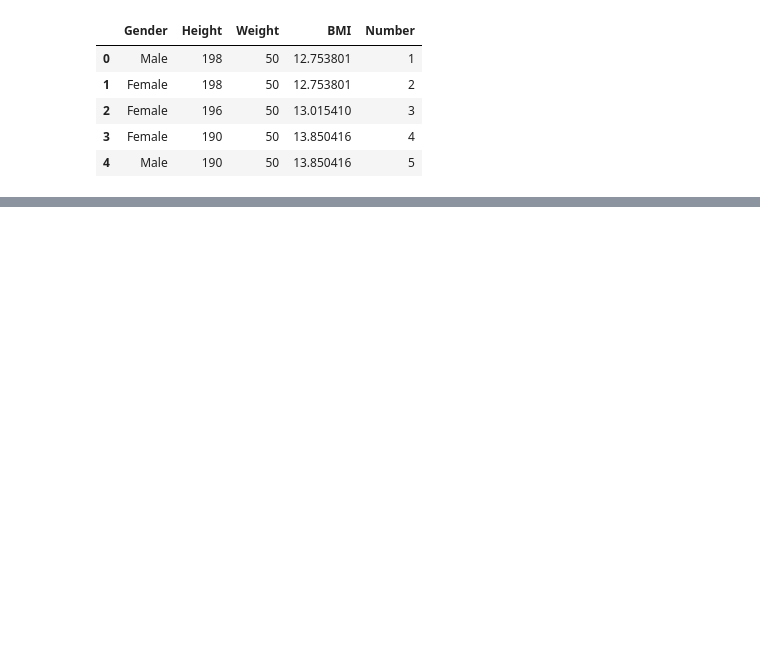
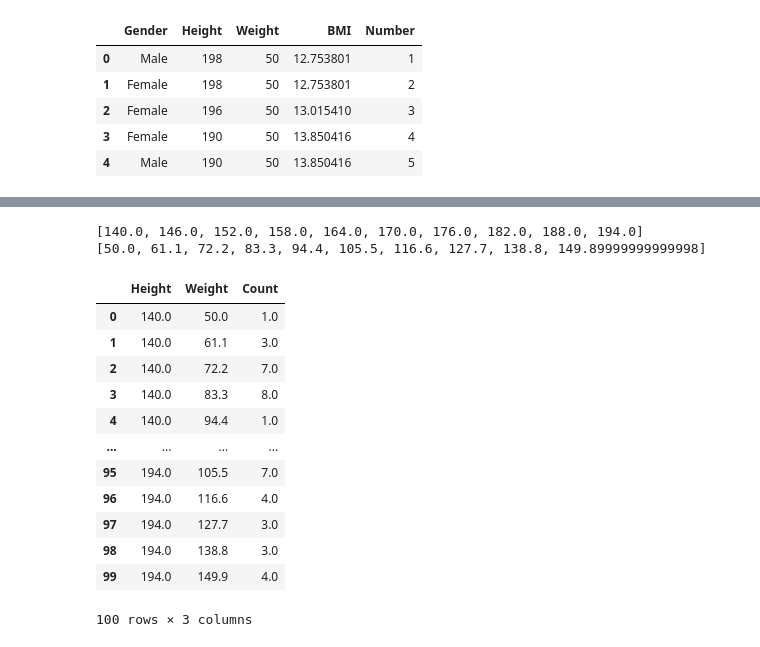
Before and after one commit to EiderDiaz/midterm_ds_is, a Jupyter notebook: final summer takehome/Q2_poisson_regression.ipynb, the cells around one changed output, grey strips where cells are left out. Drawn from its saved outputs; the diff is of its cells as text; code cells hidden in the pictures; blank space fills up the shorter version.

Commit message:
Add pandas data frames for poisson regression model

```diff
--- a/final summer takehome/Q2_poisson_regression.ipynb
+++ b/final summer takehome/Q2_poisson_regression.ipynb
@@ -46,0 +85,49 @@ print(bins_grid)
+# %%
+#Prepare numpy dataframe row values for poisson regression
+height_bin_values = []
+weight_bin_values = []
+
+for i in range(height_number_of_bins):
+    height_bin_values.append( df['Height'].min() + height_range_step*i )
+
+for i in range(weight_number_of_bins):
+    weight_bin_values.append( df['Weight'].min() + weight_range_step*i )
+
+print(height_bin_values)
+print(weight_bin_values)
+# %% [output]
+[140.0, 146.0, 152.0, 158.0, 164.0, 170.0, 176.0, 182.0, 188.0, 194.0]
+[50.0, 61.1, 72.2, 83.3, 94.4, 105.5, 116.6, 127.7, 138.8, 149.89999999999998]
+# %%
+bmi_df_data      = []
+bmi_df_data_even = []
+bmi_df_data_odd  = []
+
+for i in range(height_number_of_bins):
+    for j in range(weight_number_of_bins):
+        bmi_df_data.append([ height_bin_values[i], weight_bin_values[j], bins_grid[i][j] ])
+        bmi_df_data_even.append([ height_bin_values[i], weight_bin_values[j], bins_grid_even[i][j] ])
+        bmi_df_data_odd.append([ height_bin_values[i], weight_bin_values[j], bins_grid_odd[i][j] ])
+
+#Create DataFrame for all data
+bmi_df      = pd.DataFrame(bmi_df_data, columns = ['Height', 'Weight', 'Count'])
+#Create DataFrame for data in even positions
+bmi_df_even = pd.DataFrame(bmi_df_data_even, columns = ['Height', 'Weight', 'Count'])
+#Create DataFrame for data in odd positions
+bmi_df_odd  = pd.DataFrame(bmi_df_data_odd, columns = ['Height', 'Weight', 'Count'])
+
+bmi_df
+# %% [output]
+|  | Height | Weight | Count |
+| 0 | 140.0 | 50.0 | 1.0 |
+| 1 | 140.0 | 61.1 | 3.0 |
+| 2 | 140.0 | 72.2 | 7.0 |
+| 3 | 140.0 | 83.3 | 8.0 |
+| 4 | 140.0 | 94.4 | 1.0 |
+| ... | ... | ... | ... |
+| 95 | 194.0 | 105.5 | 7.0 |
+| 96 | 194.0 | 116.6 | 4.0 |
+| 97 | 194.0 | 127.7 | 3.0 |
+| 98 | 194.0 | 138.8 | 3.0 |
+| 99 | 194.0 | 149.9 | 4.0 |
+100 rows × 3 columns
```
Also changed, not shown: parts of 9 cells of this notebook.
